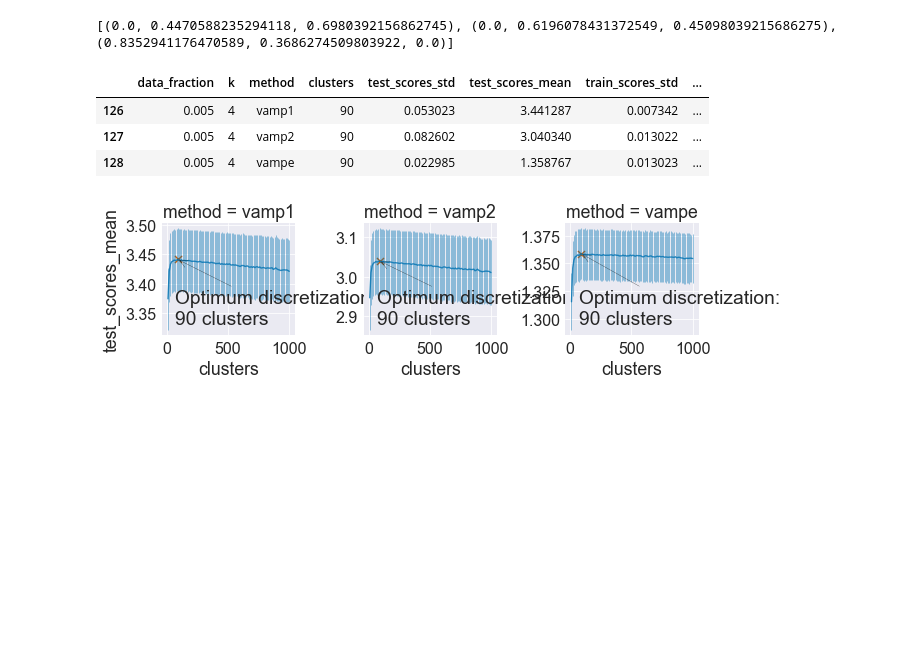
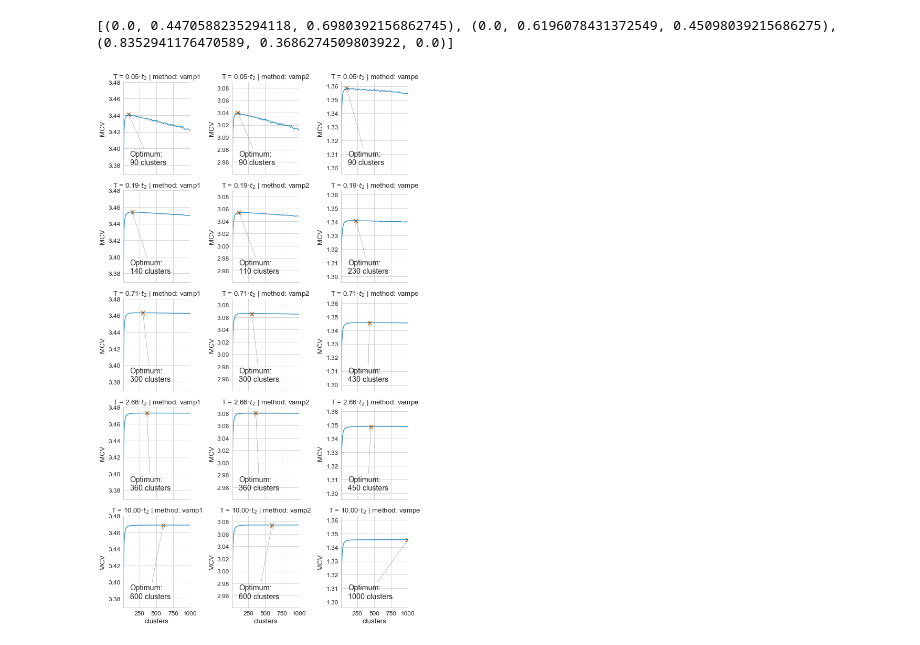
Before and after one commit to RobertArbon/four_well_analysis, a Jupyter notebook: QuadWell/Results.ipynb, the cells around one changed output. Drawn from its saved outputs; the diff is of its cells as text; code cells hidden in the pictures; blank space fills up the shorter version.

```diff
--- a/QuadWell/Results.ipynb
+++ b/QuadWell/Results.ipynb
@@ -36,0 +36,3 @@ df.tail()
+# %%
+x = '000.5'
+float(x)
@@ -36,0 +41,5 @@ df.tail()
+# %%
+df.head()
+df.tail()
+df.reset_index(inplace=True)
+df.shape
@@ -65,3 +76,6 @@ for x in ['test', 'train']:
     df[x+'_scores_std'] = df[x+'_scores'].apply(lambda x: np.std(x))
     df[x+'_scores_mean'] = df[x+'_scores'].apply(lambda x: np.mean(x))
     del df[x+'_scores']
+# %%
+df['t2_fraction'] = df['data_fraction'].apply(lambda x: '{:4.2f}'.format(x*10))
+df['t2_fraction'].unique()
@@ -115,6 +139,7 @@ best_df = df.loc[best_idx, :].sort_values(by=['data_fraction',  'method', 'k'])
 ## k=4 only
 # %%
 methods = df['method'].unique()
+t2_fracs = df['t2_fraction'].unique()
 # %%
 k = 4
 df_sample = df.loc[df['k']==k, :]
@@ -123,34 +148,36 @@ cols = sns.color_palette('colorblind', 3)
 print(cols)
 # %% [output]
 [(0.0, 0.4470588235294118, 0.6980392156862745), (0.0, 0.6196078431372549, 0.45098039215686275), (0.8352941176470589, 0.3686274509803922, 0.0)]
-# %%
-best_df_sample
-# %% [output]
-|  | data_fraction | k | method | clusters | test_scores_std | test_scores_mean | train_scores_std | ... |
-| 126 | 0.005 | 4 | vamp1 | 90 | 0.053023 | 3.441287 | 0.007342 | ... |
-| 127 | 0.005 | 4 | vamp2 | 90 | 0.082602 | 3.040340 | 0.013022 | ... |
-| 128 | 0.005 | 4 | vampe | 90 | 0.022985 | 1.358767 | 0.013023 | ... |
 # %%
-with sns.plotting_context('paper', font_scale=2):
-    g = sns.FacetGrid(data=df_sample,  col='method', col_order = methods, sharey=False)
-    g.map(plt.errorbar, 'clusters', 'test_scores_mean', 'test_scores_std',
-          alpha=0.8, color=cols[0], elinewidth=.5)
-    # g.map(plt.errorbar, 'cluster__n_bins_per_feature', 'train_scores_mean', 'train_scores_std',
-    #       alpha=0.8, color=cols[0], elinewidth=.5)
-    for i, ax in enumerate(g.axes[0]):
-        x = best_df_sample.loc[best_df_sample['method']==methods[i], 'clusters']
-        y = best_df_sample.loc[best_df_sample['method']==methods[i], 'test_scores_mean']
-        ax.scatter(x, y, c=cols[-1], marker='x', s=50)
-        label = 'Optimum discretization:\n{} clusters'.format(x.values[0])
+with sns.plotting_context('paper', font_scale=1.5):
+    sns.set_style('whitegrid')
+    g = sns.FacetGrid(data=df_sample,  row='t2_fraction', col='method', col_order=methods,
+                      row_order=t2_fracs, sharey='col')
+#     g.map(plt.errorbar, 'clusters', 'test_scores_mean', 'test_scores_std',
+#           alpha=0.8, color=cols[0], elinewidth=.5)
+    g.map(plt.errorbar, 'clusters', 'test_scores_mean',
+          alpha=0.8, color=cols[0])
 
-        ax.annotate(label,
-                xy=(x, y), xycoords='data',
-                xytext=(.1, .1),  textcoords='axes fraction',
-                arrowprops=dict(arrowstyle="->",
-                                connectionstyle="arc3"),
-                )
+    g.set_titles('T = {row_name}$ \cdot t_2$ | method: {col_name}' )
+    g.set(ylabel='MCV', xlim=(10,1000))
+    for i in range(g.axes.shape[0]):
+        for j in range(g.axes.shape[1]):
+            ax = g.axes[i][j]
+            idx = (best_df_sample['method']==methods[j]) & (best_df_sample['data_fraction']==fractions[i])
 
-    plt.savefig('k4.pdf')
+            x = best_df_sample.loc[idx, 'clusters']
+            y = best_df_sample.loc[idx, 'test_scores_mean']
+            ax.scatter(x, y, c=cols[-1], marker='x', s=50)
+
+            label = 'Optimum:\n{} clusters'.format(x.values[0])
+            ax.annotate(label,
+                    xy=(x, y), xycoords='data',
+                    xytext=(.1, .1),  textcoords='axes fraction',
+                    arrowprops=dict(arrowstyle="->",
+                                    connectionstyle="arc3"),
+                    )
+
+    plt.savefig('k4_no_errors.pdf')
 # g.map(plt.errorbar, 'cluster__n_bins_per_feature', 'train_scores_mean','train_scores_std',  alpha=1, color=cols[1])
 # %% [output]
-[figure, old version]
+[figure, new version]
```
Also changed, not shown: parts of 12 cells of this notebook, 6 other files.
